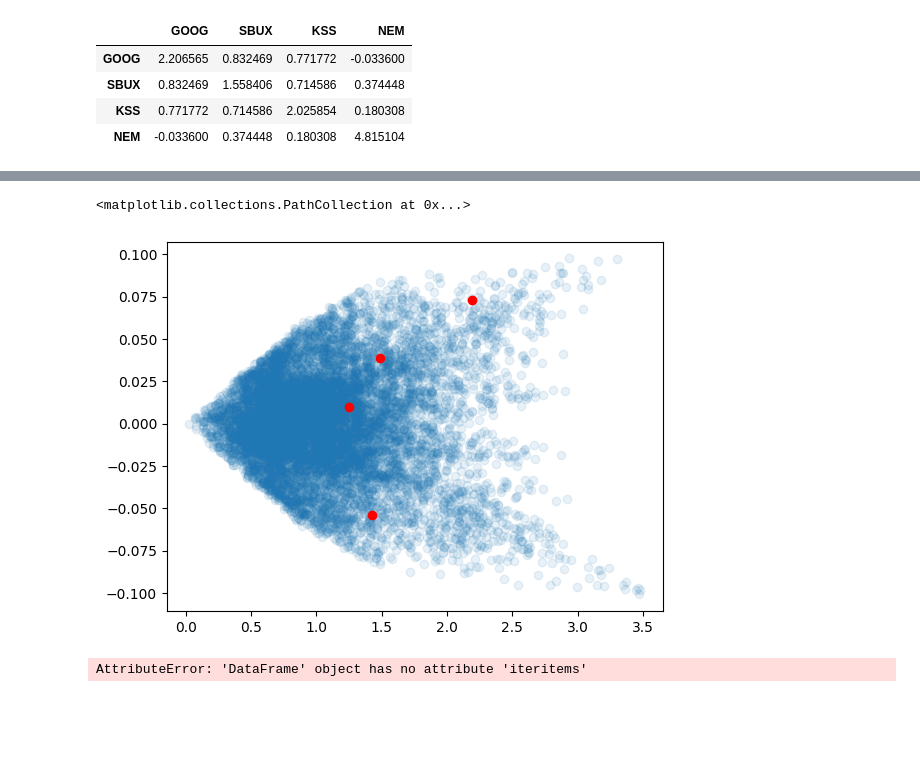
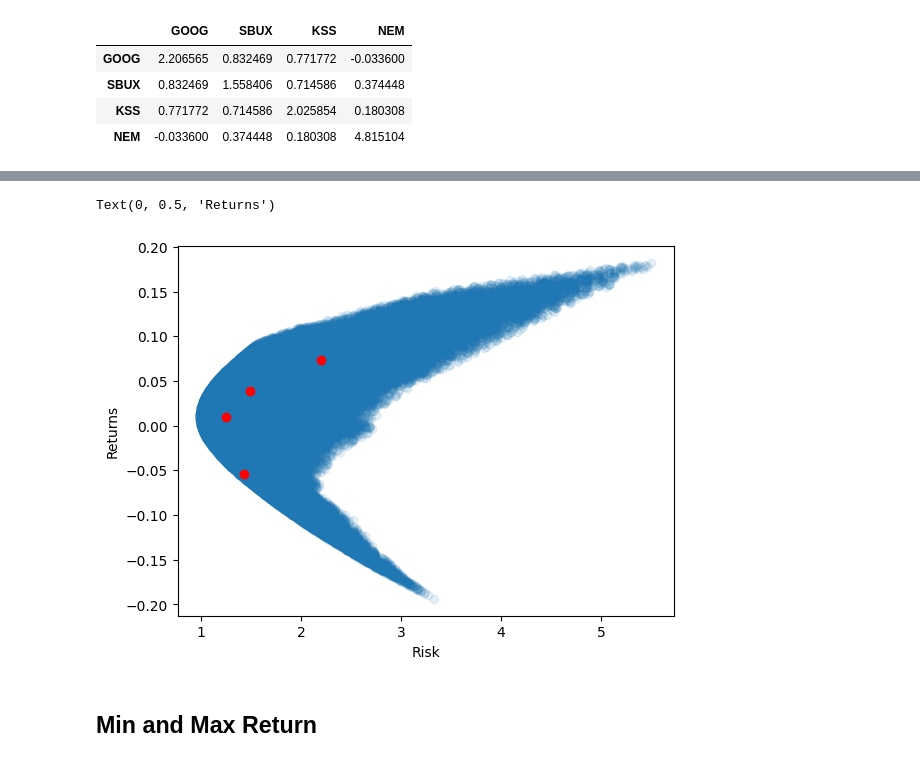
Before and after one commit to emiliocimino/financialengineering, a Jupyter notebook: 3 - Portfolio Optimization/Portfolio Optimization.ipynb, the cells around one changed output, grey strips where cells are left out. Drawn from its saved outputs; the diff is of its cells as text; code cells hidden in the pictures; blank space fills up the shorter version.

```diff
--- a/3 - Portfolio Optimization/Portfolio Optimization.ipynb
+++ b/3 - Portfolio Optimization/Portfolio Optimization.ipynb
@@ -129,16 +129,18 @@ cov
 cov_np = cov.to_numpy() # Usiamo l'array numpy perchè si gestiscono meglio gli indici
 # %%
 # Ora creiamo il solito scatterplot risk return, sulla base dei dati ottenuti dagli stocks
-N = 10000 # Numero di campioni da generare
+N = 100000 # Numero di campioni da generare
 D = len(mean_returns) # Numero di stocks, in poche parole
 returns = np.zeros(N)
 risks = np.zeros(N)
+random_weights = []
 
 for i in range(N):
     rand_range = 1.0 # Ci permette di settare l'ampiezza dei pesi. Con rand_range = 1 abbiamo tra -0.5 e + 0.5
     w = np.random.random(D)*rand_range - rand_range/2 # Creiamo dei pesi con possibilità di short selling
-    w[-1] = w[:-1].sum()
+    w[-1] = 1 - w[:-1].sum()
     np.random.shuffle(w) # Shuffling sempre per bilanciamento
+    random_weights.append(w)
     ret = mean_returns.dot(w)
     risk = np.sqrt(w.dot(cov).dot(w))
     returns[i] = ret
@@ -153,11 +169,10 @@ for i in range(D):
 # %%
 plt.scatter(risks, returns, alpha=0.1)
 plt.scatter(single_assets_risks, single_assets_returns, c="red")
+plt.xlabel("Risk")
+plt.ylabel("Returns")
 # %% [output]
-<matplotlib.collections.PathCollection at 0x...>
+Text(0, 0.5, 'Returns')
-[figure, old version]
+[figure, new version]
-# %%
-for idx, val in cov[["GOOG"]].iteritems():
-    print(idx, val)
-# %% [output]
-AttributeError: 'DataFrame' object has no attribute 'iteritems'
+# %% [markdown]
+## Min and Max Return
```
Also changed, not shown: parts of 33 cells of this notebook.
